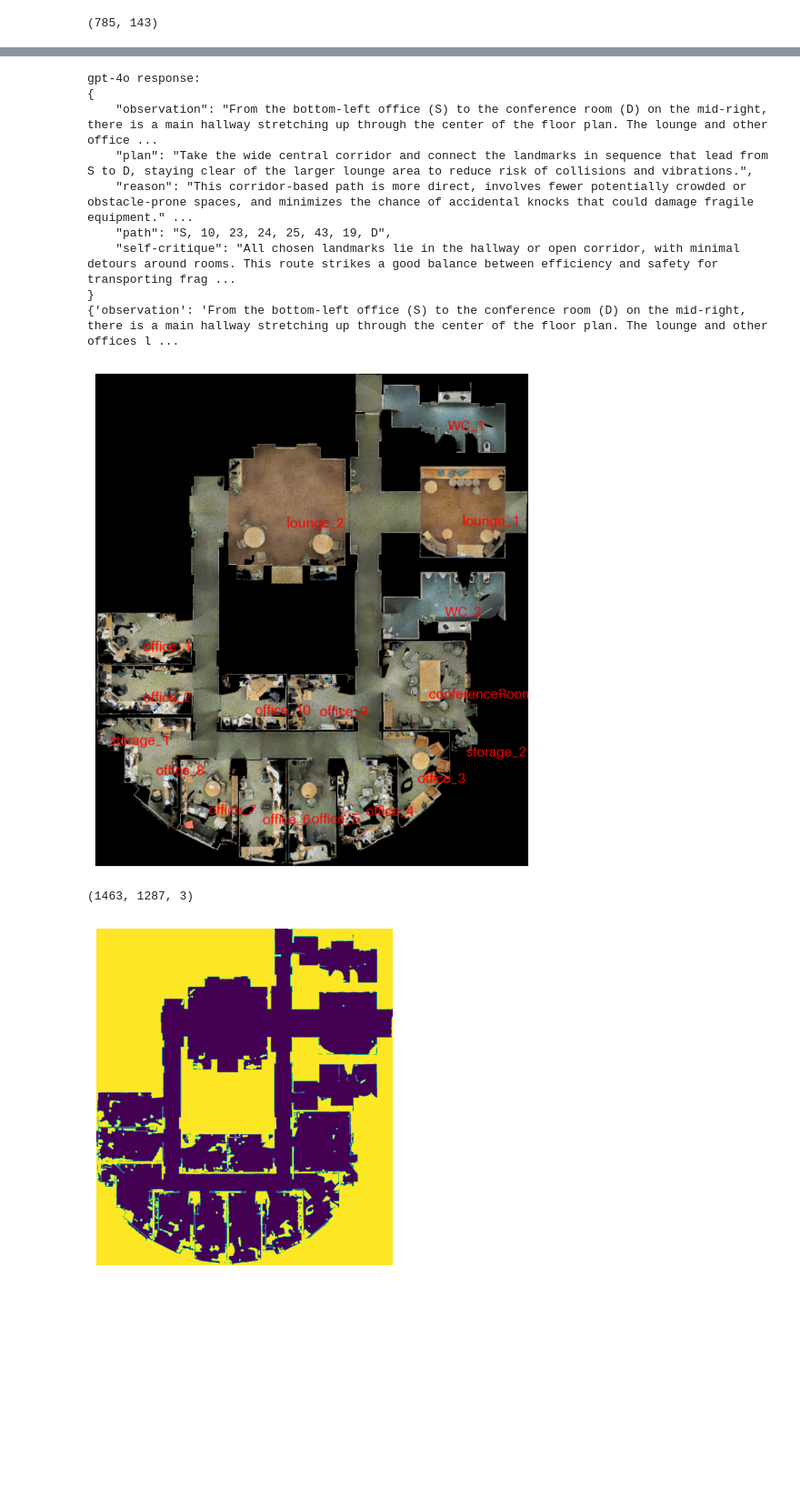
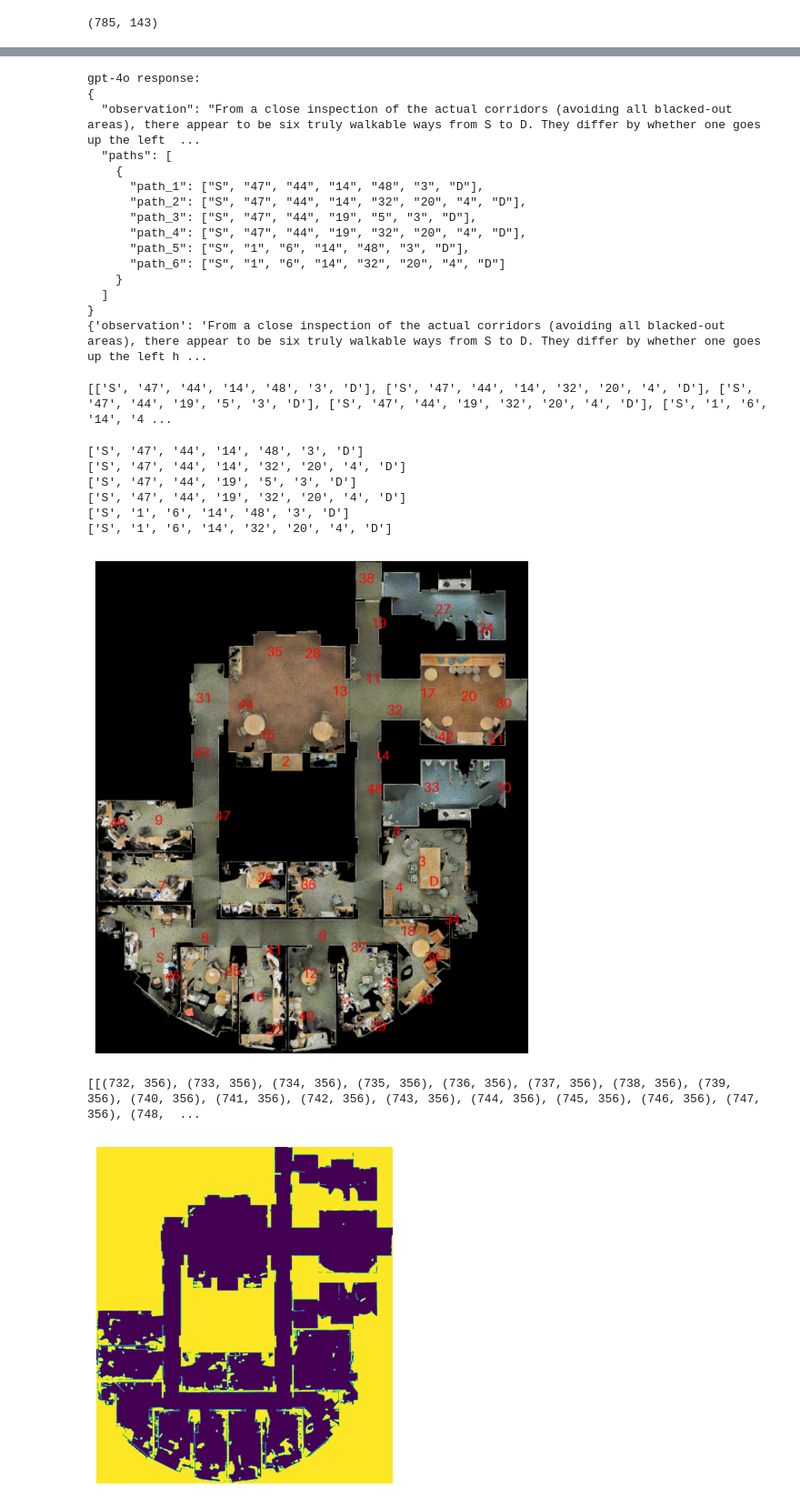
Before and after one commit to ybgdgh/Privacy-Aware-Nav, a Jupyter notebook: run_3.ipynb, the cells around one changed output, grey strips where cells are left out. Shown at 91% size. Drawn from its saved outputs; the diff is of its cells as text; code cells hidden in the pictures; blank space fills up the shorter version.

Commit message:
all paths generation

```diff
--- a/run_3.ipynb
+++ b/run_3.ipynb
@@ -94,7 +94,7 @@ while i < num_labels:
     too_close = False
     min_dist = 100
     for label_key, (px, py) in valid_points.items():
-        if (x - px)**2 + (y - py)**2 < min_dist**2:
+        if (y - px)**2 + (x - py)**2 < min_dist**2:
             too_close = True
             break
 
@@ -116,7 +116,7 @@ while i < num_labels:
     text_y = y - (font_size / 2)
     draw.text((text_x, text_y), label, fill="black", font=font)
 
-    valid_points[str(i)] = (x, y)
+    valid_points[str(i)] = (y, x)
     i += 1
 
 
@@ -139,7 +139,7 @@ label = 'S'
 text_x = x - (font_size / 3)
 text_y = y - (font_size / 1.5)
 draw.text((text_x, text_y), label, fill="red", font=font)
-valid_points[label] = (x, y)
+valid_points[label] = (y, x)
 
 
 x = s_end[1]
@@ -157,9 +157,14 @@ label = 'D'
 text_x = x - (font_size / 3)
 text_y = y - (font_size / 1.5)
 draw.text((text_x, text_y), label, fill="red", font=font)
-valid_points[label] = (x, y)
+valid_points[label] = (y, x)
 
 
 pil_img.show()
 buffered = BytesIO()
 pil_img.save(buffered, format="JPEG")
+
+pil_obs = Image.fromarray(top_view_map)
+pil_obs.show()
+buffered_obs = BytesIO()
+pil_obs.save(buffered_obs, format="JPEG")
@@ -169,38 +184,56 @@ import chat_utils
 importlib.reload(system_prompt)
 importlib.reload(chat_utils)
 
-message = chat_utils.generate_message_prepare(system_prompt.generate_path, buffered, navigation_instruct2)
+# message = chat_utils.generate_message_prepare(system_prompt.generate_path, buffered, buffered_obs, navigation_instruct2)
+message = chat_utils.path_message_prepare(system_prompt.find_path_prompt, buffered, buffered_obs)
 
 response_message = chat_utils.chat_with_gpt4v(message)
 
 print(response_message)
 
-ground_json = response_message["path"]
-
-all_topo_paths = [item.strip() for item in ground_json.split(",")]
+ground_json = response_message["paths"]
 # %% [output]
 gpt-4o response:
 {
-    "observation": "From the bottom-left office (S) to the conference room (D) on the mid-right, there is a main hallway stretching up through the center of the floor plan. The lounge and other office ...
-    "plan": "Take the wide central corridor and connect the landmarks in sequence that lead from S to D, staying clear of the larger lounge area to reduce risk of collisions and vibrations.",
-    "reason": "This corridor-based path is more direct, involves fewer potentially crowded or obstacle-prone spaces, and minimizes the chance of accidental knocks that could damage fragile equipment." ...
-    "path": "S, 10, 23, 24, 25, 43, 19, D",
-    "self-critique": "All chosen landmarks lie in the hallway or open corridor, with minimal detours around rooms. This route strikes a good balance between efficiency and safety for transporting frag ...
+  "observation": "From a close inspection of the actual corridors (avoiding all blacked‐out areas), there appear to be six truly walkable ways from S to D. They differ by whether one goes up the left  ...
+  "paths": [
+    {
+      "path_1": ["S", "47", "44", "14", "48", "3", "D"],
+      "path_2": ["S", "47", "44", "14", "32", "20", "4", "D"],
+      "path_3": ["S", "47", "44", "19", "5", "3", "D"],
+      "path_4": ["S", "47", "44", "19", "32", "20", "4", "D"],
+      "path_5": ["S", "1", "6", "14", "48", "3", "D"],
+      "path_6": ["S", "1", "6", "14", "32", "20", "4", "D"]
+    }
+  ]
 }
-{'observation': 'From the bottom-left office (S) to the conference room (D) on the mid-right, there is a main hallway stretching up through the center of the floor plan. The lounge and other offices l ...
+{'observation': 'From a close inspection of the actual corridors (avoiding all blacked‐out areas), there appear to be six truly walkable ways from S to D. They differ by whether one goes up the left h ...
+# %%
+all_topo_paths = []
+for k, v in ground_json[0].items():
+    all_topo_paths.append(v)
+print(all_topo_paths)
+# %% [output]
+[['S', '47', '44', '14', '48', '3', 'D'], ['S', '47', '44', '14', '32', '20', '4', 'D'], ['S', '47', '44', '19', '5', '3', 'D'], ['S', '47', '44', '19', '32', '20', '4', 'D'], ['S', '1', '6', '14', '4 ...
 # %%
 import path_finding
 importlib.reload(path_finding)
 import matplotlib.pyplot as plt
 
-all_geo_paths = path_finding.path_plan_from_topo_graph(all_topo_paths, obstacle_map, valid_points)
+all_geo_paths = path_finding.path_plan_from_topo_graph_for_large(all_topo_paths, obstacle_map, valid_points)
 
-img = path_finding.write_scene_name(top_view_map, all_centers)
+img = path_finding.write_scene_name(top_view_map, valid_points)
 plt.figure(figsize=(10, 8))
 plt.imshow(img)
 plt.axis('off')  # 隐藏坐标轴
 plt.show()
-print(top_view_map.shape)
+print(all_geo_paths)
 # %% [output]
+['S', '47', '44', '14', '48', '3', 'D']
+['S', '47', '44', '14', '32', '20', '4', 'D']
+['S', '47', '44', '19', '5', '3', 'D']
+['S', '47', '44', '19', '32', '20', '4', 'D']
+['S', '1', '6', '14', '48', '3', 'D']
+['S', '1', '6', '14', '32', '20', '4', 'D']
-[figure, old version]
+[figure, new version]
-(1463, 1287, 3)
+[[(732, 356), (733, 356), (734, 356), (735, 356), (736, 356), (737, 356), (738, 356), (739, 356), (740, 356), (741, 356), (742, 356), (743, 356), (744, 356), (745, 356), (746, 356), (747, 356), (748,  ...
```
Also changed, not shown: parts of 3 cells of this notebook, 3 other files.
